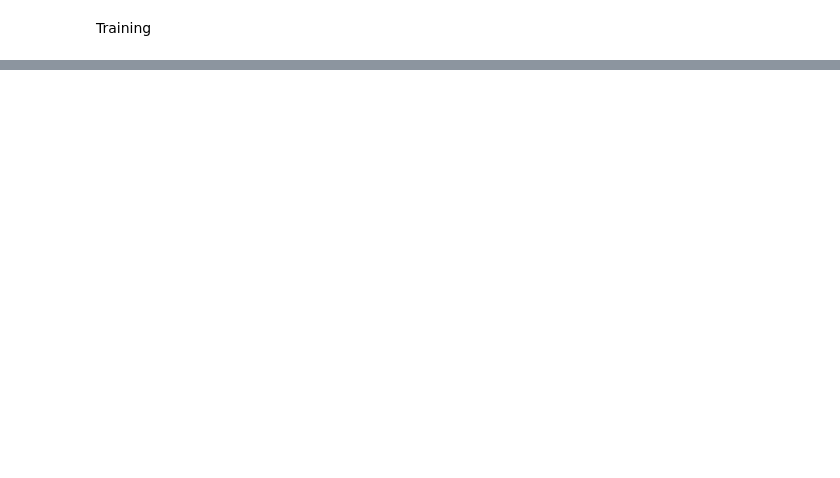
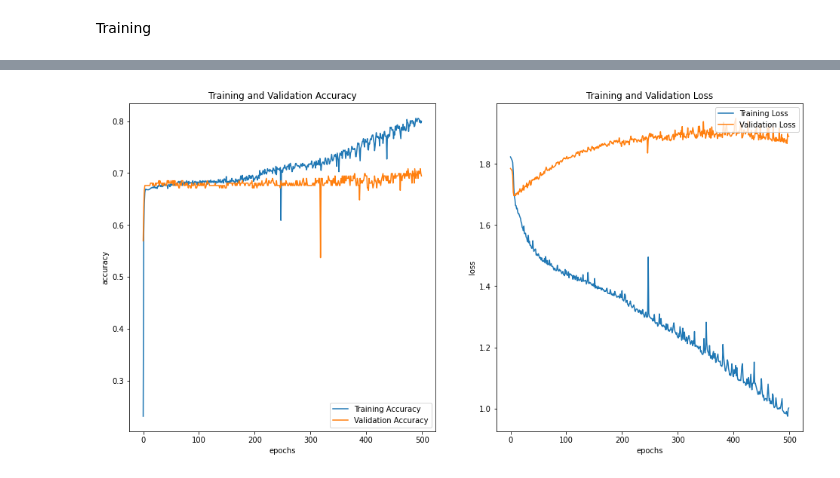
Before and after one commit to adt125/AI_project_2023, a Jupyter notebook: NLP.ipynb, the cells around one changed output, grey strips where cells are left out. Cells and saved outputs as stored; diff of their text form; code cells hidden in the pictures; blank space fills up the shorter version.

```diff
--- a/NLP.ipynb
+++ b/NLP.ipynb
@@ -7,7 +7,7 @@ import pandas as pd
 import numpy as np
 pd.set_option('mode.chained_assignment', None)
 # %%
-data=pd.read_csv("mentalhealth.csv")
+data=pd.read_csv("mentalhealth.csv",nrows=20)
 # %%
 data.head()
 # %% [output]
@@ -40,30 +58,24 @@ input_docs = []
 target_docs = []
 input_tokens = set()
 target_tokens = set()
-
-for line in pairs:
-
+for line in pairs[:400]:
   input_doc, target_doc = line[0], line[1]
-
   # Appending each input sentence to input_docs
   input_docs.append(input_doc)
-
   # Splitting words from punctuation
   target_doc = " ".join(re.findall(r"[\w']+|[^\s\w]", target_doc))
-
   # Redefine target_doc below and append it to target_docs
-  target_doc = ' ' + target_doc + ' '
-
+  target_doc = '<START> ' + target_doc + ' <END>'
   target_docs.append(target_doc)
 
+  # Now we split up each sentence into words and add each unique word to our vocabulary set
   for token in re.findall(r"[\w']+|[^\s\w]", input_doc):
     if token not in input_tokens:
       input_tokens.add(token)
   for token in target_doc.split():
     if token not in target_tokens:
       target_tokens.add(token)
-
-input_tokens = sorted(list(input_tokens))  # contains all words of input_docs
+input_tokens = sorted(list(input_tokens))
 target_tokens = sorted(list(target_tokens))
 num_encoder_tokens = len(input_tokens)
 num_decoder_tokens = len(target_tokens)
@@ -165,0 +241,27 @@ Epoch 130/500
+# %%
+import matplotlib.pyplot as plt
+
+acc = history1.history['accuracy']
+val_acc = history1.history['val_accuracy']
+loss=history1.history['loss']
+val_loss=history1.history['val_loss']
+
+plt.figure(figsize=(16,8))
+plt.subplot(1, 2, 1)
+plt.plot(acc, label='Training Accuracy')
+plt.plot(val_acc, label='Validation Accuracy')
+plt.legend(loc='lower right')
+plt.title('Training and Validation Accuracy')
+plt.xlabel("epochs")
+plt.ylabel("accuracy")
+
+plt.subplot(1, 2, 2)
+plt.plot(loss, label='Training Loss')
+plt.plot(val_loss, label='Validation Loss')
+plt.legend(loc='upper right')
+plt.title('Training and Validation Loss')
+plt.xlabel("epochs")
+plt.ylabel("loss")
+plt.show()
+# %% [output]
+[figure, added]
```
Also changed, not shown: parts of 16 cells of this notebook.
